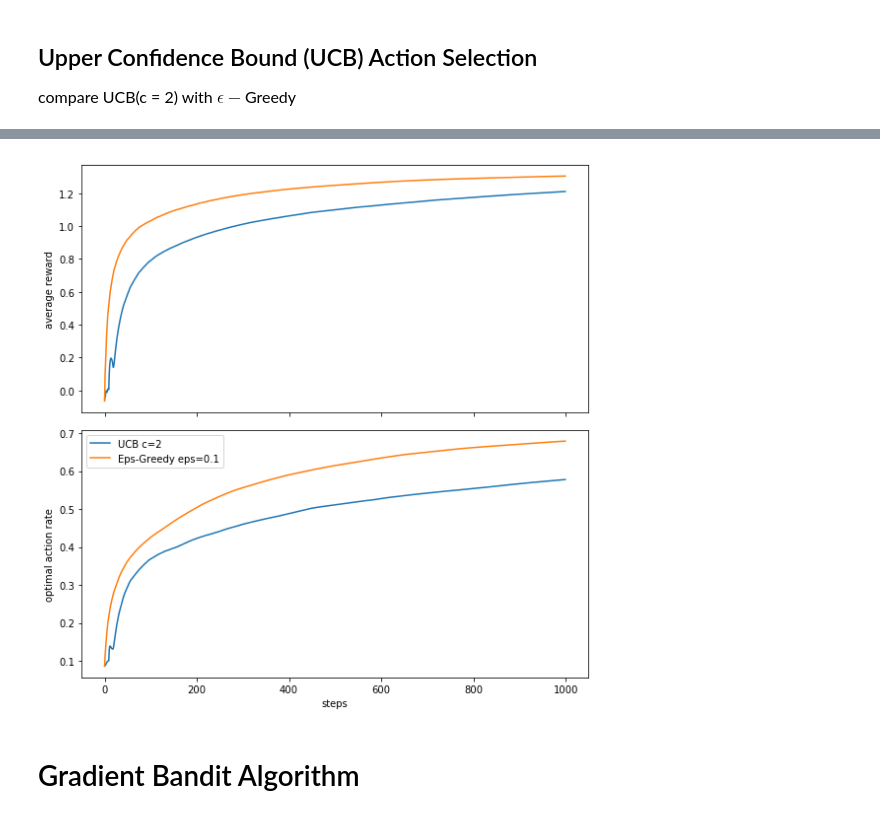
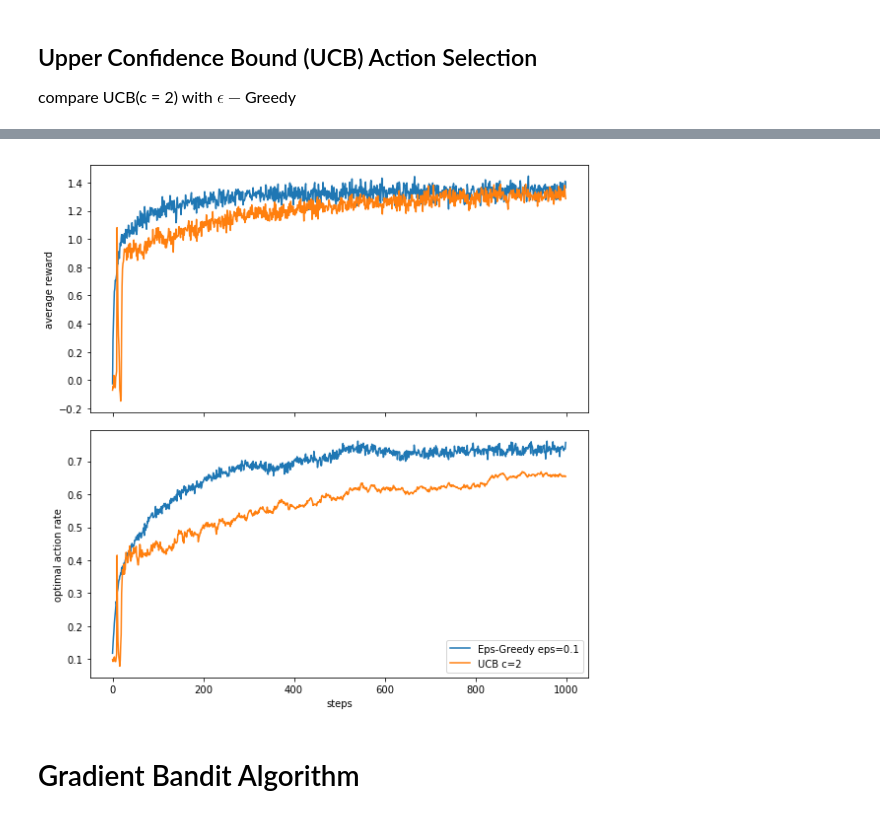
Before and after one commit to jz95/RLPractical, a Jupyter notebook: notebooks/Chapter2 Multi-Armed Bandits.ipynb, the cells around one changed output, grey strips where cells are left out. Saved outputs shown, nothing was run; the diff lists cells and outputs as text; code cells hidden in the pictures.

```diff
--- a/notebooks/Chapter2 Multi-Armed Bandits.ipynb
+++ b/notebooks/Chapter2 Multi-Armed Bandits.ipynb
@@ -207,12 +182,12 @@ draw(nonStationaryStats)
 step size $\alpha = 0.1$
 # %%
 def runOptimisticOrRealistic(n_timesteps, eps, isOptimistic):
-    means = np.random.normal(0, 1, 10)
-    stds = np.ones(10)
+    means = np.random.normal(0, 1, K)
+    stds = np.ones(K)
     q = 5 if isOptimistic else 0
-    initQ = q * np.ones(10)    # assign inital action value estimates Q0 as zero or 5
+    initQ = q * np.ones(K)    # assign inital action value estimates Q0 as zero or 5
 
-    bandit = MultiArmedBandit(k=10, means=means, stds=stds)
+    bandit = MultiArmedBandit(k=K, means=means, stds=stds)
     # note that now it's a Const StepSize verison of EpsGreedy
     agent = EpsGreedyConstStep(eps, Q0=initQ, alpha=0.1)  # alpha set as 0.1
     for _ in range(n_timesteps):
@@ -221,17 +196,11 @@ def runOptimisticOrRealistic(n_timesteps, eps, isOptimistic):
         agent.get_reward(Rt)
         agent.update()
 
-    # get statics in this run
-    cum_rewards = getCumAvgRewards(agent.rewards)
-    optimal_action_rate = getCumOptActRate(agent.actions, np.argmax(means))
-
-    return cum_rewards, optimal_action_rate
+    return np.array(agent.rewards), np.array(agent.actions) == np.argmax(means)
 # %%
 nRuns = 1000
 nTimeStep = 1000
 OptimisticStats = {}
-cumRewardMat = np.zeros((nRuns, nTimeStep))
-cumOptActRateMat = np.zeros((nRuns, nTimeStep))
 
 settings = {
     'eps-0 + optimistic': (0, True),
@@ -239,11 +208,11 @@ settings = {
 }
 
 for conf, params in tqdm_notebook(settings.items(), desc='loop over settings'):
-    cumRewardMat = np.zeros((nRuns, nTimeStep))
-    cumOptActRateMat = np.zeros((nRuns, nTimeStep))
+    rewardMat = np.zeros((nRuns, nTimeStep))
+    optActRateMat = np.zeros((nRuns, nTimeStep))
     for i in tqdm_notebook(range(nRuns), desc='repeat exps', leave=False):
-        cumRewardMat[i], cumOptActRateMat[i] = runOptimisticOrRealistic(nTimeStep, *params)
-    OptimisticStats[conf] = (cumRewardMat.mean(axis=0), cumOptActRateMat.mean(axis=0))
+        rewardMat[i], optActRateMat[i] = runOptimisticOrRealistic(nTimeStep, *params)
+    OptimisticStats[conf] = (rewardMat.mean(axis=0), optActRateMat.mean(axis=0))
 
 draw(OptimisticStats)
 # %% [output]
@@ -268,35 +237,30 @@ def runUCB(n_timesteps, isUCB):
         agent.get_reward(Rt)
         agent.update()
 
-    cum_rewards = getCumAvgRewards(agent.rewards)
-    optimal_action_rate = getCumOptActRate(agent.actions, np.argmax(means))
-
-    return cum_rewards, optimal_action_rate
+    return np.array(agent.rewards), np.array(agent.actions) == np.argmax(means)
 # %%
 nRuns = 1000
 nTimeStep = 1000
 UCBStats = {}
-cumRewardMat = np.zeros((nRuns, nTimeStep))
-cumOptActRateMat = np.zeros((nRuns, nTimeStep))
 
 settings = {
     'UCB c=2': True,
     'Eps-Greedy eps=0.1': False
 }
 
 for conf, isUCB in tqdm_notebook(settings.items(), desc='loop over settings'):
-    cumRewardMat = np.zeros((nRuns, nTimeStep))
-    cumOptActRateMat = np.zeros((nRuns, nTimeStep))
+    rewardMat = np.zeros((nRuns, nTimeStep))
+    optActRateMat = np.zeros((nRuns, nTimeStep))
     for i in tqdm_notebook(range(nRuns), desc='repeat exps', leave=False):
-        cumRewardMat[i], cumOptActRateMat[i] = runUCB(nTimeStep, isUCB)
-    UCBStats[conf] = (cumRewardMat.mean(axis=0), cumOptActRateMat.mean(axis=0))
+        rewardMat[i], optActRateMat[i] = runUCB(nTimeStep, isUCB)
+    UCBStats[conf] = (rewardMat.mean(axis=0), optActRateMat.mean(axis=0))
 
 draw(UCBStats)
 # %% [output]
 [interactive output not drawn]
 [interactive output not drawn]
 [interactive output not drawn]
-[figure, old version]
+[figure, new version]
 # %% [markdown]
 # Gradient Bandit Algorithm
 # %%
```
Also changed, not shown: parts of 10 cells of this notebook, 4 other files.
